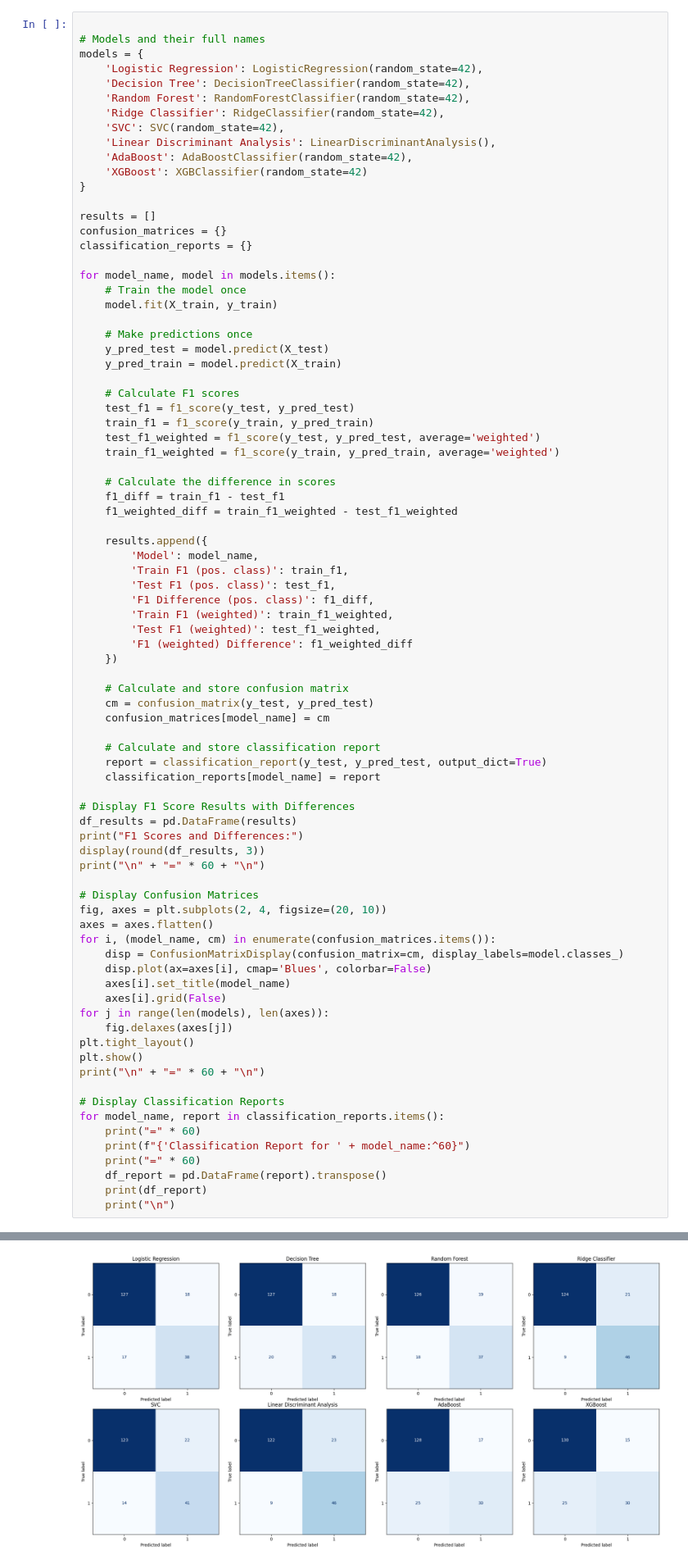
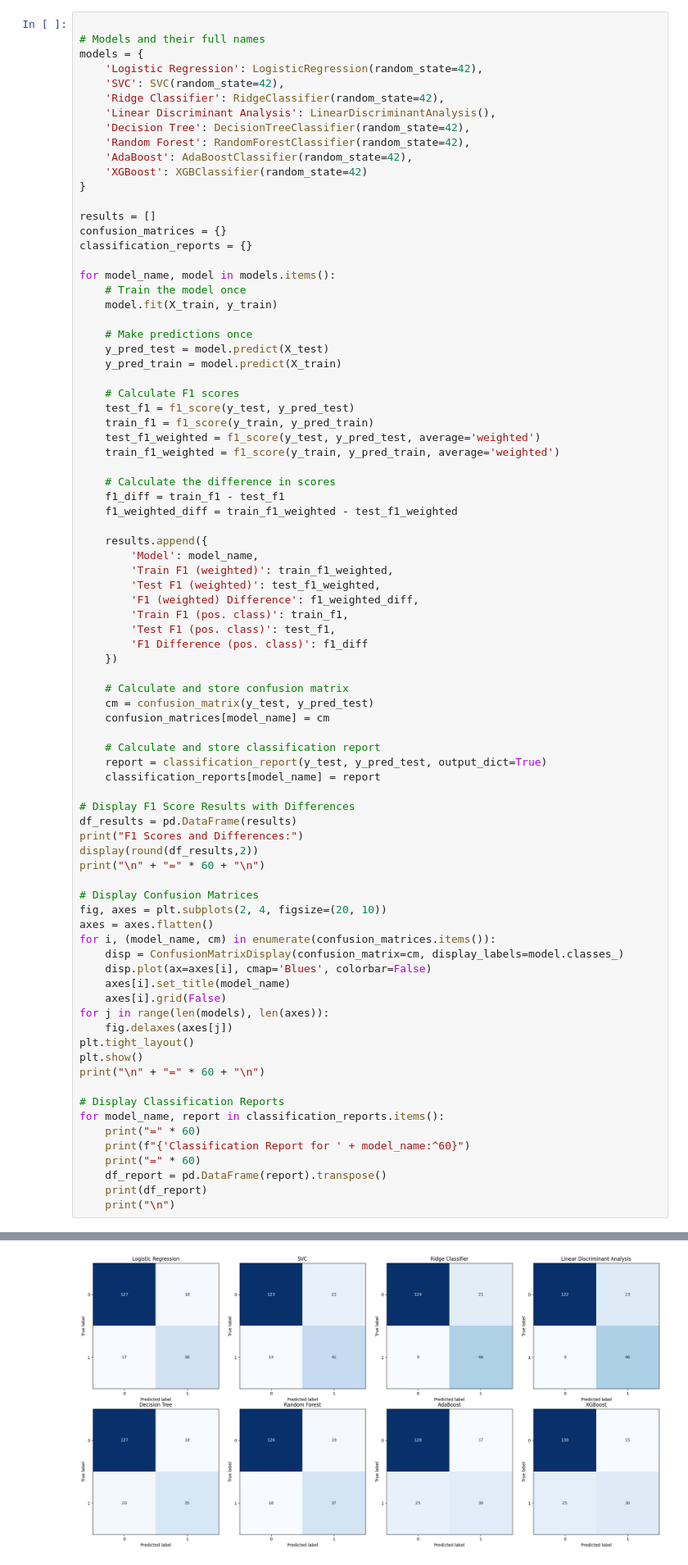
Before and after one commit to BertrandTcheuffa/claim_predict, a Jupyter notebook: Modelling.ipynb, the cells around one changed output, grey strips where cells are left out. Shown: that part at 82% size. Drawn from its saved outputs; the diff is of its cells as text.

```diff
--- a/Modelling.ipynb
+++ b/Modelling.ipynb
@@ -277,11 +249,11 @@ Name: proportion, dtype: float64
 # Models and their full names
 models = {
     'Logistic Regression': LogisticRegression(random_state=42),
+    'SVC': SVC(random_state=42),
+    'Ridge Classifier': RidgeClassifier(random_state=42),
+    'Linear Discriminant Analysis': LinearDiscriminantAnalysis(),
     'Decision Tree': DecisionTreeClassifier(random_state=42),
     'Random Forest': RandomForestClassifier(random_state=42),
-    'Ridge Classifier': RidgeClassifier(random_state=42),
-    'SVC': SVC(random_state=42),
-    'Linear Discriminant Analysis': LinearDiscriminantAnalysis(),
     'AdaBoost': AdaBoostClassifier(random_state=42),
     'XGBoost': XGBClassifier(random_state=42)
 }
@@ -310,12 +282,12 @@ for model_name, model in models.items():
 
     results.append({
         'Model': model_name,
+        'Train F1 (weighted)': train_f1_weighted,
+        'Test F1 (weighted)': test_f1_weighted,
+        'F1 (weighted) Difference': f1_weighted_diff,
         'Train F1 (pos. class)': train_f1,
         'Test F1 (pos. class)': test_f1,
-        'F1 Difference (pos. class)': f1_diff,
-        'Train F1 (weighted)': train_f1_weighted,
-        'Test F1 (weighted)': test_f1_weighted,
-        'F1 (weighted) Difference': f1_weighted_diff
+        'F1 Difference (pos. class)': f1_diff
     })
 
     # Calculate and store confusion matrix
@@ -329,7 +301,7 @@ for model_name, model in models.items():
 # Display F1 Score Results with Differences
 df_results = pd.DataFrame(results)
 print("F1 Scores and Differences:")
-display(round(df_results, 3))
+display(round(df_results,2))
 print("\n" + "=" * 60 + "\n")
 
 # Display Confusion Matrices
@@ -368,5 +340,5 @@ F1 Scores and Differences:
 ============================================================
-[figure, old version]
+[figure, new version]
 ============================================================
 
 ============================================================
```
Also changed, not shown: parts of 11 cells of this notebook.
